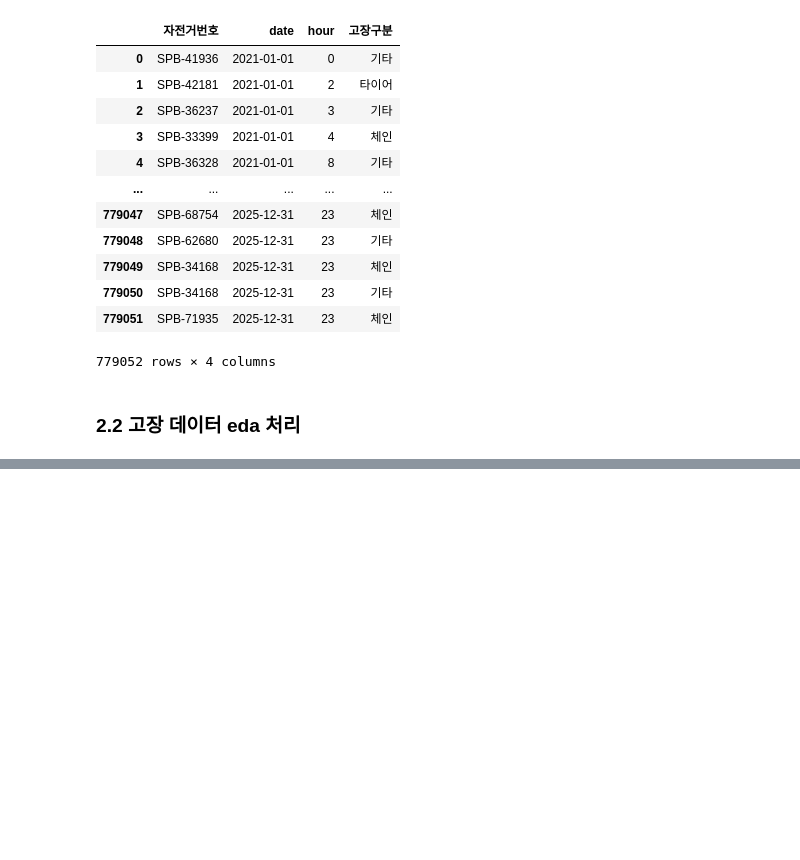
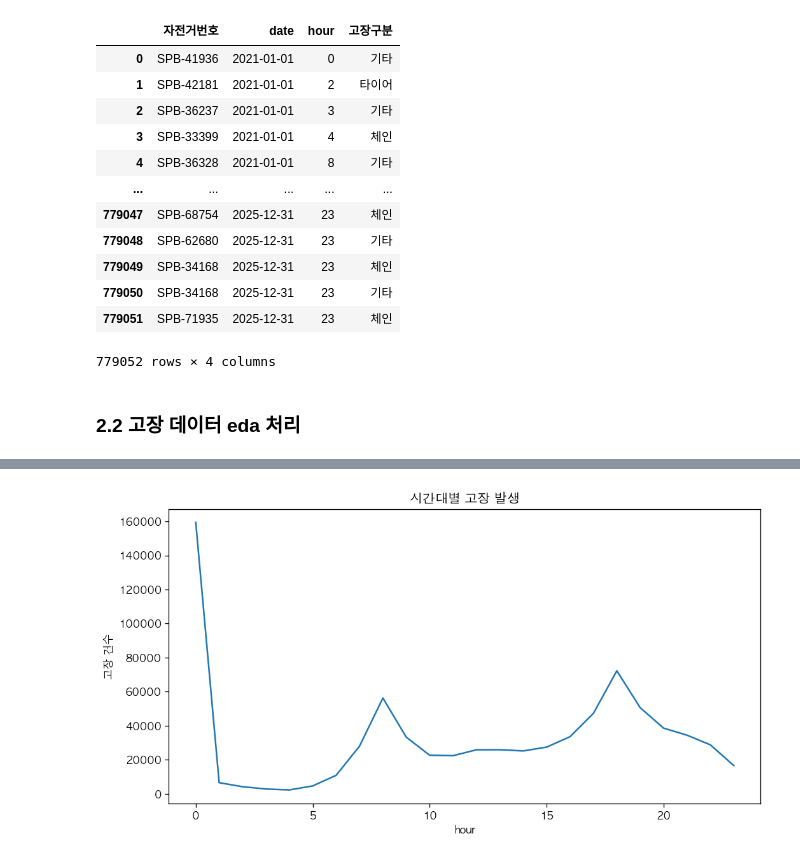
Before and after one commit to Jinx921/26-1_BITAmin_project, a Jupyter notebook: data_eda.ipynb, the cells around one changed output, grey strips where cells are left out. Drawn from its saved outputs; the diff is of its cells as text; code cells hidden in the pictures; blank space fills up the shorter version.

```diff
--- a/data_eda.ipynb
+++ b/data_eda.ipynb
@@ -459,0 +470,11 @@ repair_all_2.to_parquet(
+# %%
+# 시간대별 고장 분포 확인
+repair_all_2.groupby('hour').size().plot(kind='line')
+plt.title('시간대별 고장 발생')
+plt.xlabel('hour')
+plt.ylabel('고장 건수')
+plt.show()
+
+# 시간이 없는 데이터가 많아서 00시의 고장 발생 분포가 많은 것 같음
+# %% [output]
+[figure, added]
```
Also changed, not shown: parts of 7 cells of this notebook.
